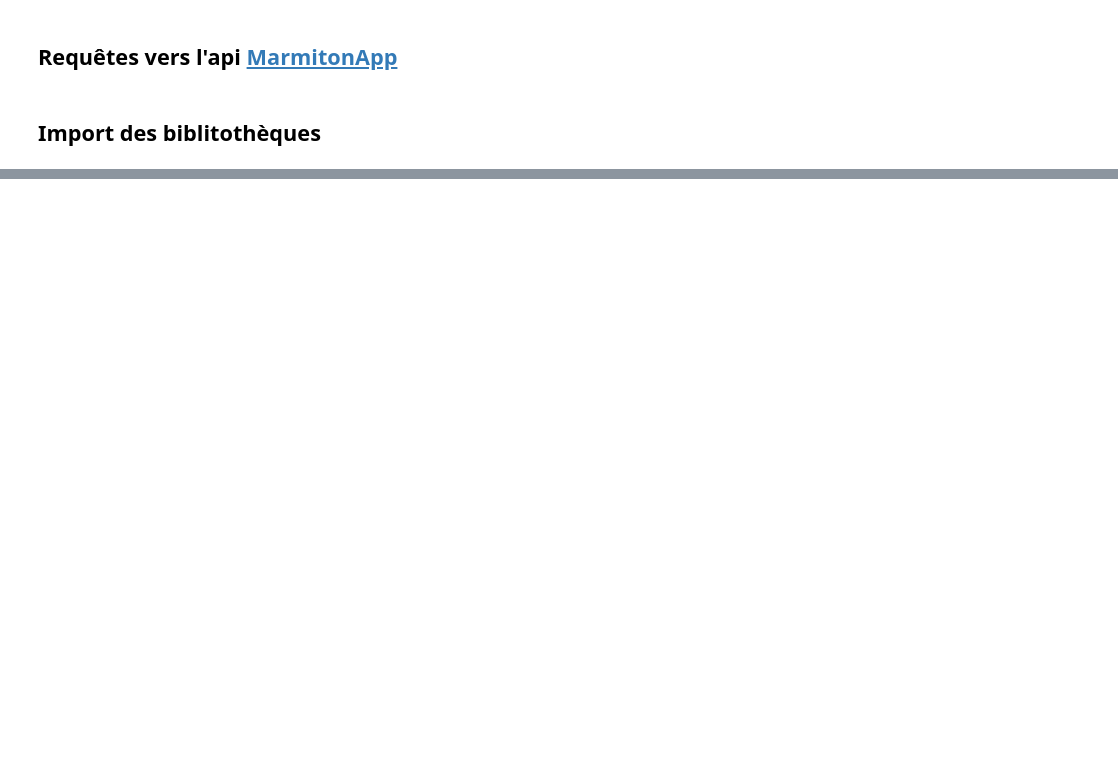
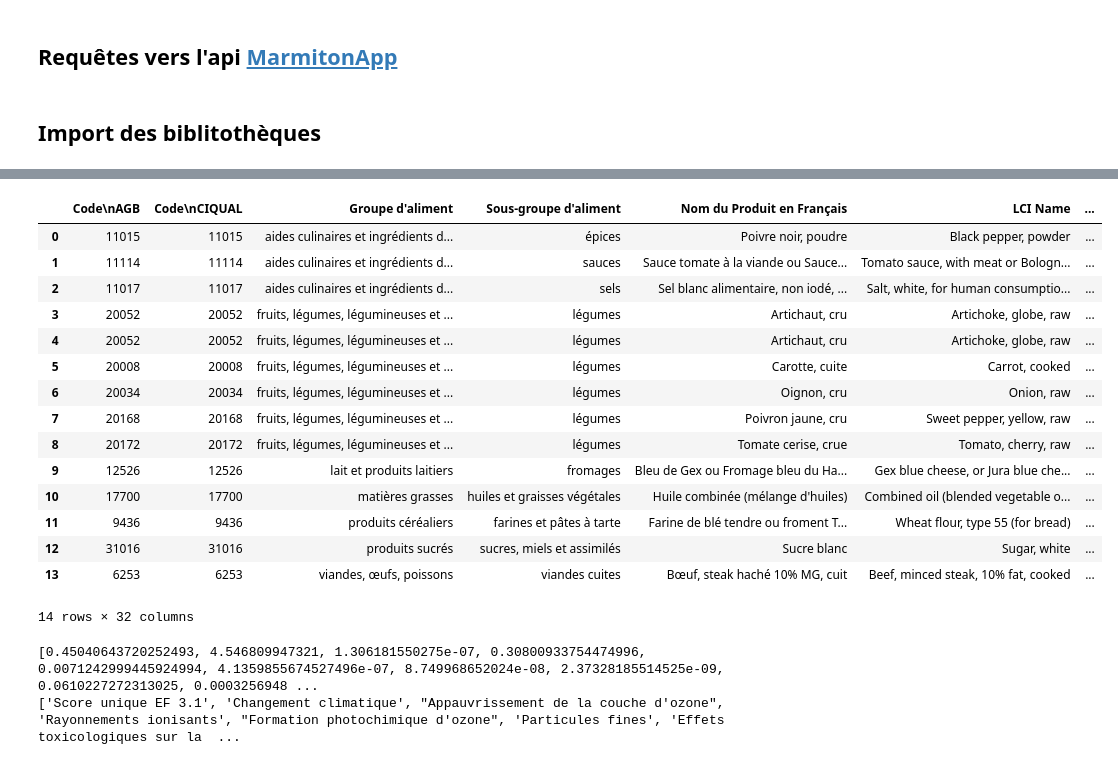
Before and after one commit to Anwen11/projet-python, a Jupyter notebook: Requête_de_l_api.ipynb, the cells around one changed output, grey strips where cells are left out. Drawn from its saved outputs; the diff is of its cells as text; code cells hidden in the pictures; blank space fills up the shorter version.

```diff
--- a/Requête_de_l_api.ipynb
+++ b/Requête_de_l_api.ipynb
@@ -29,0 +194,3 @@ r.text
+# %%
+colonnes_conversion = df.columns[12:29]
+colonnes_conversion
@@ -29,0 +210,33 @@ r.text
+# %%
+for colonne in colonnes_conversion:
+    df[colonne] = df[colonne]*df["masskg"]
+df
+# %% [output]
+|  | Code\nAGB | Code\nCIQUAL | Groupe d'aliment | Sous-groupe d'aliment | Nom du Produit en Français | LCI Name | ... |
+| 0 | 11015 | 11015 | aides culinaires et ingrédients d... | épices | Poivre noir, poudre | Black pepper, powder | ... |
+| 1 | 11114 | 11114 | aides culinaires et ingrédients d... | sauces | Sauce tomate à la viande ou Sauce... | Tomato sauce, with meat or Bologn... | ... |
+| 2 | 11017 | 11017 | aides culinaires et ingrédients d... | sels | Sel blanc alimentaire, non iodé, ... | Salt, white, for human consumptio... | ... |
+| 3 | 20052 | 20052 | fruits, légumes, légumineuses et ... | légumes | Artichaut, cru | Artichoke, globe, raw | ... |
+| 4 | 20052 | 20052 | fruits, légumes, légumineuses et ... | légumes | Artichaut, cru | Artichoke, globe, raw | ... |
+| 5 | 20008 | 20008 | fruits, légumes, légumineuses et ... | légumes | Carotte, cuite | Carrot, cooked | ... |
+| 6 | 20034 | 20034 | fruits, légumes, légumineuses et ... | légumes | Oignon, cru | Onion, raw | ... |
+| 7 | 20168 | 20168 | fruits, légumes, légumineuses et ... | légumes | Poivron jaune, cru | Sweet pepper, yellow, raw | ... |
+| 8 | 20172 | 20172 | fruits, légumes, légumineuses et ... | légumes | Tomate cerise, crue | Tomato, cherry, raw | ... |
+| 9 | 12526 | 12526 | lait et produits laitiers | fromages | Bleu de Gex ou Fromage bleu du Ha... | Gex blue cheese, or Jura blue che... | ... |
+| 10 | 17700 | 17700 | matières grasses | huiles et graisses végétales | Huile combinée (mélange d'huiles) | Combined oil (blended vegetable o... | ... |
+| 11 | 9436 | 9436 | produits céréaliers | farines et pâtes à tarte | Farine de blé tendre ou froment T... | Wheat flour, type 55 (for bread) | ... |
+| 12 | 31016 | 31016 | produits sucrés | sucres, miels et assimilés | Sucre blanc | Sugar, white | ... |
+| 13 | 6253 | 6253 | viandes, œufs, poissons | viandes cuites | Bœuf, steak haché 10% MG, cuit | Beef, minced steak, 10% fat, cooked | ... |
+14 rows × 32 columns
+# %%
+sommes = []
+colonne_liste = []
+for colonne in colonnes_conversion:
+    nombre = df[colonne].sum()
+    sommes.append(nombre)
+    colonne_liste.append(colonne)
+print(sommes)
+print(colonne_liste)
+# %% [output]
+[0.45040643720252493, 4.546809947321, 1.306181550275e-07, 0.30800933754474996, 0.0071242999445924994, 4.1359855674527496e-07, 8.749968652024e-08, 2.37328185514525e-09, 0.0610227272313025, 0.0003256948 ...
+['Score unique EF 3.1', 'Changement climatique', "Appauvrissement de la couche d'ozone", 'Rayonnements ionisants', "Formation photochimique d'ozone", 'Particules fines', 'Effets toxicologiques sur la  ...
```
Also changed, not shown: parts of 29 cells of this notebook.
